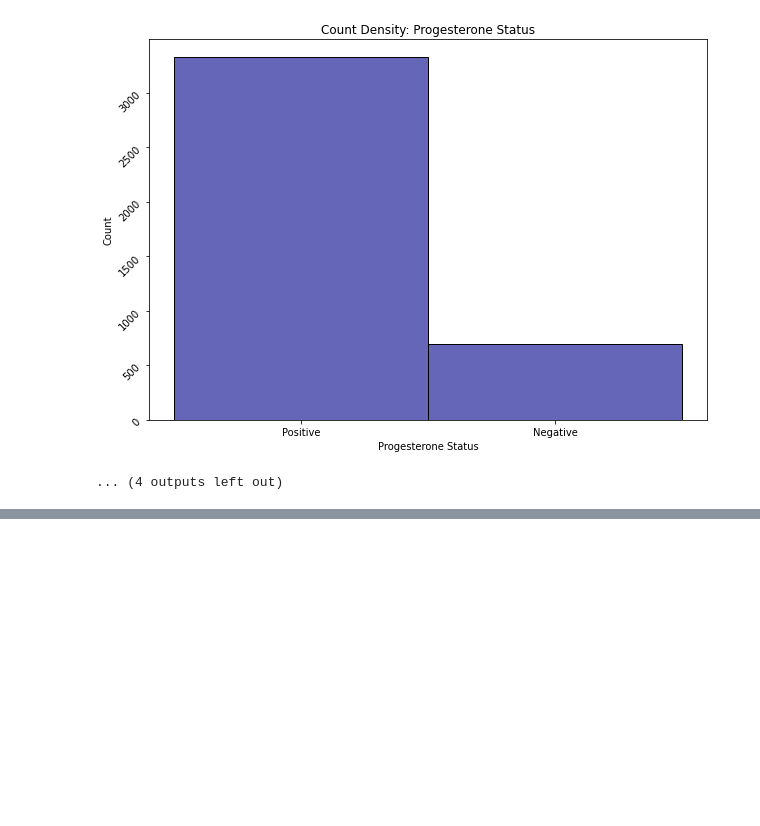
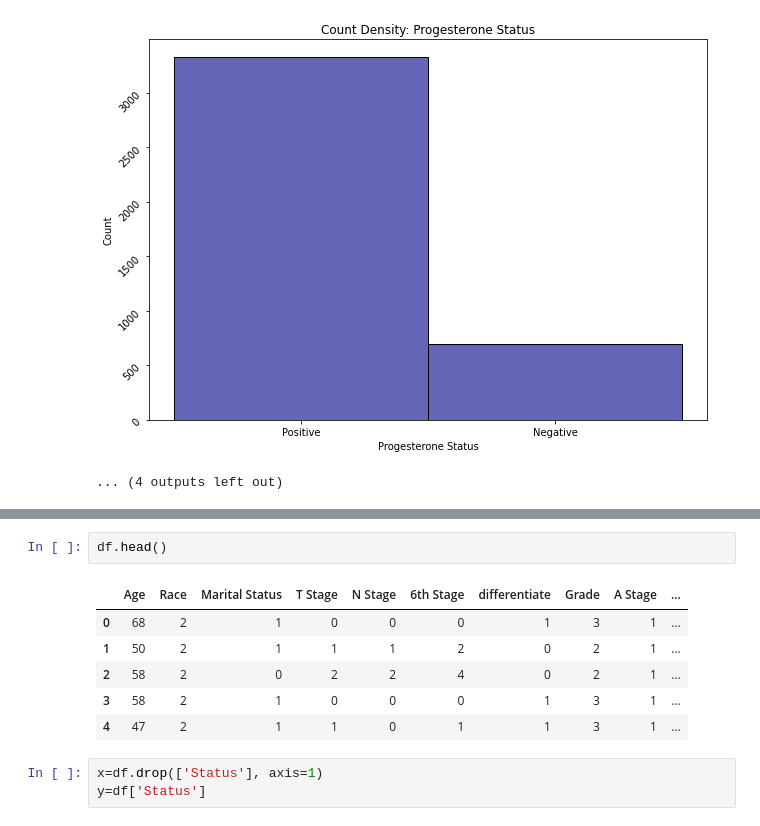
Before and after one commit to Nadil97/Breast_Cancer, a Jupyter notebook: Breast Cancer.ipynb, the cells around one changed output, grey strips where cells are left out. Cells and saved outputs as stored; diff of their text form; blank space fills up the shorter version.

```diff
--- a/Breast Cancer.ipynb
+++ b/Breast Cancer.ipynb
@@ -117,0 +153,12 @@ for i in columnsCountDensity:
+# %%
+df.head()
+# %% [output]
+|  | Age | Race | Marital Status | T Stage | N Stage | 6th Stage | differentiate | Grade | A Stage | ... |
+| 0 | 68 | 2 | 1 | 0 | 0 | 0 | 1 | 3 | 1 | ... |
+| 1 | 50 | 2 | 1 | 1 | 1 | 2 | 0 | 2 | 1 | ... |
+| 2 | 58 | 2 | 0 | 2 | 2 | 4 | 0 | 2 | 1 | ... |
+| 3 | 58 | 2 | 1 | 0 | 0 | 0 | 1 | 3 | 1 | ... |
+| 4 | 47 | 2 | 1 | 1 | 0 | 1 | 1 | 3 | 1 | ... |
+# %%
+x=df.drop(['Status'], axis=1)
+y=df['Status']
```
Also changed, not shown: parts of 4 cells of this notebook.
